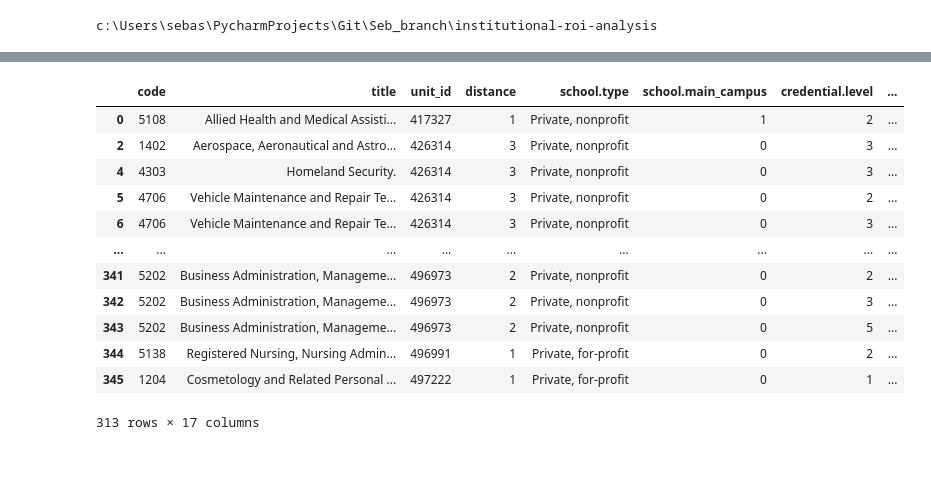
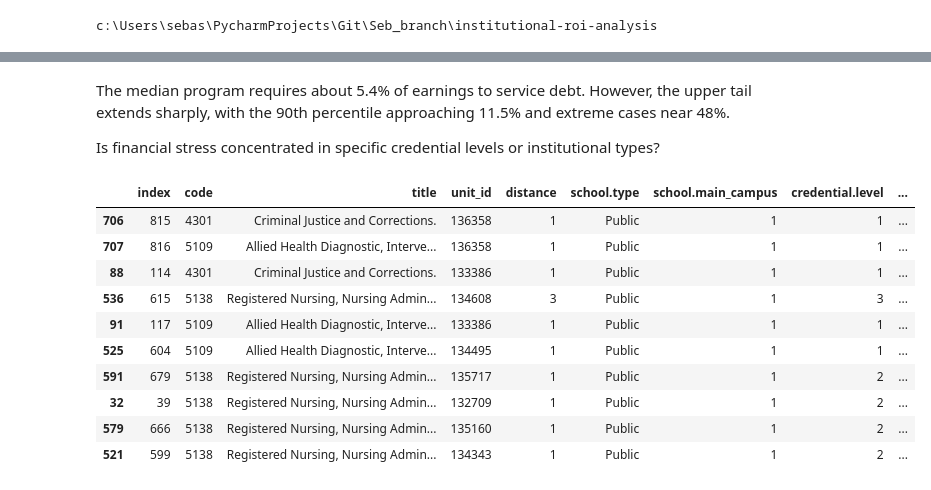
Before and after one commit to sebastianhonorat-dev/CAP_3764_2026_Spring_Team_6, a Jupyter notebook: notebooks/eda_scorecard.ipynb, the cells around one changed output, grey strips where cells are left out. Cells and saved outputs as stored; diff of their text form; code cells hidden in the pictures; blank space fills up the shorter version.

```diff
--- a/notebooks/eda_scorecard.ipynb
+++ b/notebooks/eda_scorecard.ipynb
@@ -70,0 +100,5 @@ px.histogram(df, x=np.log1p(df["debt.staff_grad_plus.all.eval_inst.median_paymen
+# %%
+dfx = df
+dfx["log_median_earnings"]=np.log1p(dfx["earnings.4_yr.overall_median_earnings"])
+dfx["log_median_debt_payment"]=np.log1p(dfx["debt.staff_grad_plus.all.eval_inst.median_payment"]*12)
+dfx["log_median_debt"]=np.log1p(dfx["debt.staff_grad_plus.all.eval_inst.median"])
@@ -71,2 +116,4 @@ px.histogram(df, x=np.log1p(df["debt.staff_grad_plus.all.eval_inst.median_paymen
 # %%
-dfx = df.loc[df["earnings.4_yr.working_not_enrolled.overall_count"] >= 30]
+dfx = dfx.loc[df["earnings.4_yr.working_not_enrolled.overall_count"] >= 25].reset_index()
+lt50=len(df) - len(dfx)
+lt50
@@ -107,18 +174,26 @@ px.histogram(
 # %%
 dfx["log_debt_burden"] = np.log1p(dfx["debt_burden"])
-# %%
-dfx
-# %% [output]
-|  | code | title | unit_id | distance | school.type | school.main_campus | credential.level | ... |
-| 0 | 5108 | Allied Health and Medical Assisti... | 417327 | 1 | Private, nonprofit | 1 | 2 | ... |
-| 2 | 1402 | Aerospace, Aeronautical and Astro... | 426314 | 3 | Private, nonprofit | 0 | 3 | ... |
-| 4 | 4303 | Homeland Security. | 426314 | 3 | Private, nonprofit | 0 | 3 | ... |
-| 5 | 4706 | Vehicle Maintenance and Repair Te... | 426314 | 3 | Private, nonprofit | 0 | 2 | ... |
-| 6 | 4706 | Vehicle Maintenance and Repair Te... | 426314 | 3 | Private, nonprofit | 0 | 3 | ... |
-| ... | ... | ... | ... | ... | ... | ... | ... | ... |
-| 341 | 5202 | Business Administration, Manageme... | 496973 | 2 | Private, nonprofit | 0 | 2 | ... |
-| 342 | 5202 | Business Administration, Manageme... | 496973 | 2 | Private, nonprofit | 0 | 3 | ... |
-| 343 | 5202 | Business Administration, Manageme... | 496973 | 2 | Private, nonprofit | 0 | 5 | ... |
-| 344 | 5138 | Registered Nursing, Nursing Admin... | 496991 | 1 | Private, for-profit | 0 | 2 | ... |
-| 345 | 1204 | Cosmetology and Related Personal ... | 497222 | 1 | Private, for-profit | 0 | 1 | ... |
-313 rows × 17 columns
+# %% [markdown]
+The median program requires about 5.4% of earnings to service debt. However, the upper tail extends sharply, with the 90th percentile approaching 11.5% and extreme cases near 48%.
+
+Is financial stress concentrated in specific credential levels or institutional types?
+# %%
+dfx["earnings_to_debt_ratio"] = (
+    dfx["earnings.4_yr.overall_median_earnings"] /
+    dfx["debt.staff_grad_plus.all.eval_inst.median"]
+)
+
+fltop10 = dfx.sort_values("earnings_to_debt_ratio", ascending=False)["title"].head(10)
+dfx.sort_values("earnings_to_debt_ratio", ascending=False).head(10)
+# %% [output]
+|  | index | code | title | unit_id | distance | school.type | school.main_campus | credential.level | ... |
+| 706 | 815 | 4301 | Criminal Justice and Corrections. | 136358 | 1 | Public | 1 | 1 | ... |
+| 707 | 816 | 5109 | Allied Health Diagnostic, Interve... | 136358 | 1 | Public | 1 | 1 | ... |
+| 88 | 114 | 4301 | Criminal Justice and Corrections. | 133386 | 1 | Public | 1 | 1 | ... |
+| 536 | 615 | 5138 | Registered Nursing, Nursing Admin... | 134608 | 3 | Public | 1 | 3 | ... |
+| 91 | 117 | 5109 | Allied Health Diagnostic, Interve... | 133386 | 1 | Public | 1 | 1 | ... |
+| 525 | 604 | 5109 | Allied Health Diagnostic, Interve... | 134495 | 1 | Public | 1 | 1 | ... |
+| 591 | 679 | 5138 | Registered Nursing, Nursing Admin... | 135717 | 1 | Public | 1 | 2 | ... |
+| 32 | 39 | 5138 | Registered Nursing, Nursing Admin... | 132709 | 1 | Public | 1 | 2 | ... |
+| 579 | 666 | 5138 | Registered Nursing, Nursing Admin... | 135160 | 1 | Public | 1 | 2 | ... |
+| 521 | 599 | 5138 | Registered Nursing, Nursing Admin... | 134343 | 1 | Public | 1 | 2 | ... |
```
Also changed, not shown: parts of 35 cells of this notebook.
